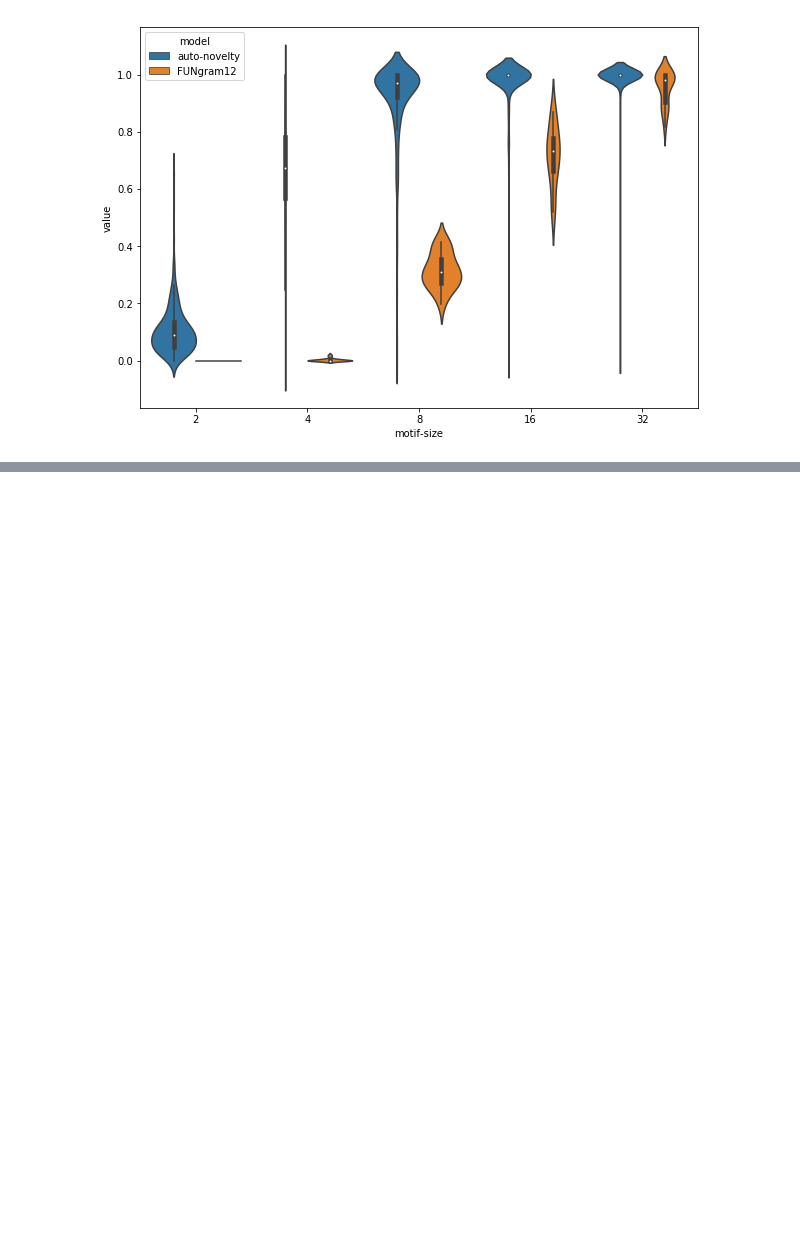
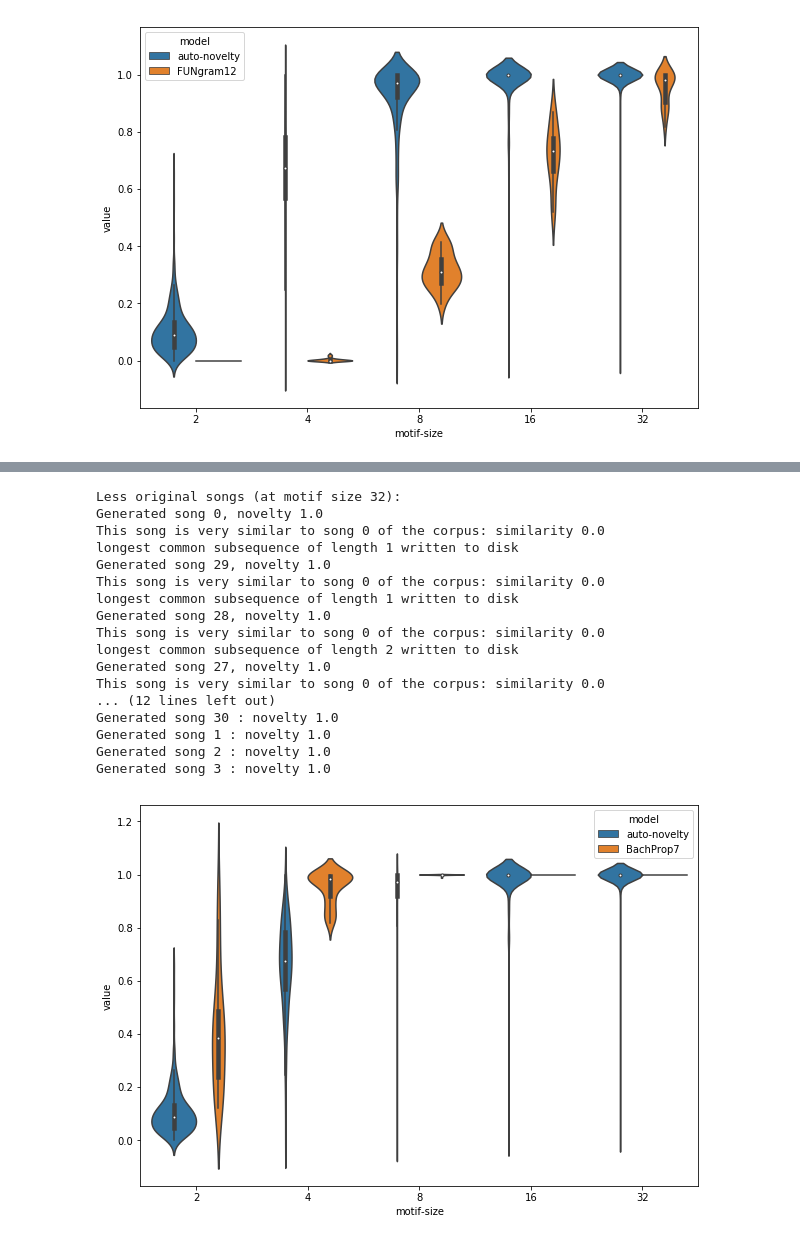
Before and after one commit to adrian-valente/evamus, a Jupyter notebook: src/novelty-comparisons.ipynb, the cells around one changed output, grey strips where cells are left out. Drawn from its saved outputs; the diff is of its cells as text; code cells hidden in the pictures; blank space fills up the shorter version.

```diff
--- a/src/novelty-comparisons.ipynb
+++ b/src/novelty-comparisons.ipynb
@@ -45,10 +42,6 @@ motifs = [2,4,8,16,32]
 # %%
 from utils.novelty import autonovelty, novelty
 
-start = time()
-testVsTrain = novelty(splitted[0]["train"], splitted[0]["test"], motifs)
-print("Computed novelty in {}s".format(time() - start))
-start = time()
-auto = autonovelty(dataset, motifs)
-print("Computed autonovelty in {}s".format(time() - start))
+%time testVsTrain = novelty(splitted[0]["train"], splitted[0]["test"], motifs)
+%time auto = autonovelty(dataset, motifs)
 # %% [output]
@@ -145,0 +143,4 @@ Wall time: 31.9 s
+# %%
+from keras.models import load_model
+
+m = load_model("models/model.hdf5")
@@ -145,0 +253,19 @@ Wall time: 31.9 s
+# %%
+batchsize = 32
+T = 192
+maxlen = T
+
+XdT_seed = np.zeros((batchsize, sizes[0]), dtype=int)
+XT_seed = np.zeros((batchsize, sizes[1]), dtype=int)
+XP_seed = np.zeros((batchsize, sizes[2]), dtype=int)
+
+# Sample random seeds
+XdT_seed[:,0] = 1.
+rndm_idxes = np.random.choice(sizes[1], size=batchsize)
+for idx, rnd in enumerate(rndm_idxes):
+    XT_seed[idx,rnd] = 1.
+rndm_idxes = np.random.choice(sizes[2], size=batchsize)
+for idx, rnd in enumerate(rndm_idxes):
+    XP_seed[idx,rnd] = 1.
+
+XdT_hat, XT_hat, XP_hat = generate(m, XdT_seed, XT_seed, XP_seed, maxlen, batchsize, T, sizes)
@@ -145,0 +290,3 @@ Wall time: 31.9 s
+# %%
+# Postprocessing: remove one-hot encoding
+gen_songs = {"dTseqs": XdT_hat.argmax(axis=2), "tseqs": XT_hat.argmax(axis=2), "pitchseqs": XP_hat.argmax(axis=2)}
@@ -145,0 +300,23 @@ Wall time: 31.9 s
+# %%
+from utils.novelty import novelty_analysis
+
+novelty_analysis(dataset, gen_songs, motifs, datapath+'gen/', 'BachProp7', auto, dictionaries)
+# %% [output]
+Less original songs (at motif size 32):
+Generated song 0, novelty 1.0
+This song is very similar to song 0 of the corpus: similarity 0.0
+longest common subsequence of length 1 written to disk
+Generated song 29, novelty 1.0
+This song is very similar to song 0 of the corpus: similarity 0.0
+longest common subsequence of length 1 written to disk
+Generated song 28, novelty 1.0
+This song is very similar to song 0 of the corpus: similarity 0.0
+longest common subsequence of length 2 written to disk
+Generated song 27, novelty 1.0
+This song is very similar to song 0 of the corpus: similarity 0.0
+... (12 lines left out)
+Generated song 30 : novelty 1.0
+Generated song 1 : novelty 1.0
+Generated song 2 : novelty 1.0
+Generated song 3 : novelty 1.0
+[figure, added]
```
Also changed, not shown: parts of 9 cells of this notebook, 8 other files.
